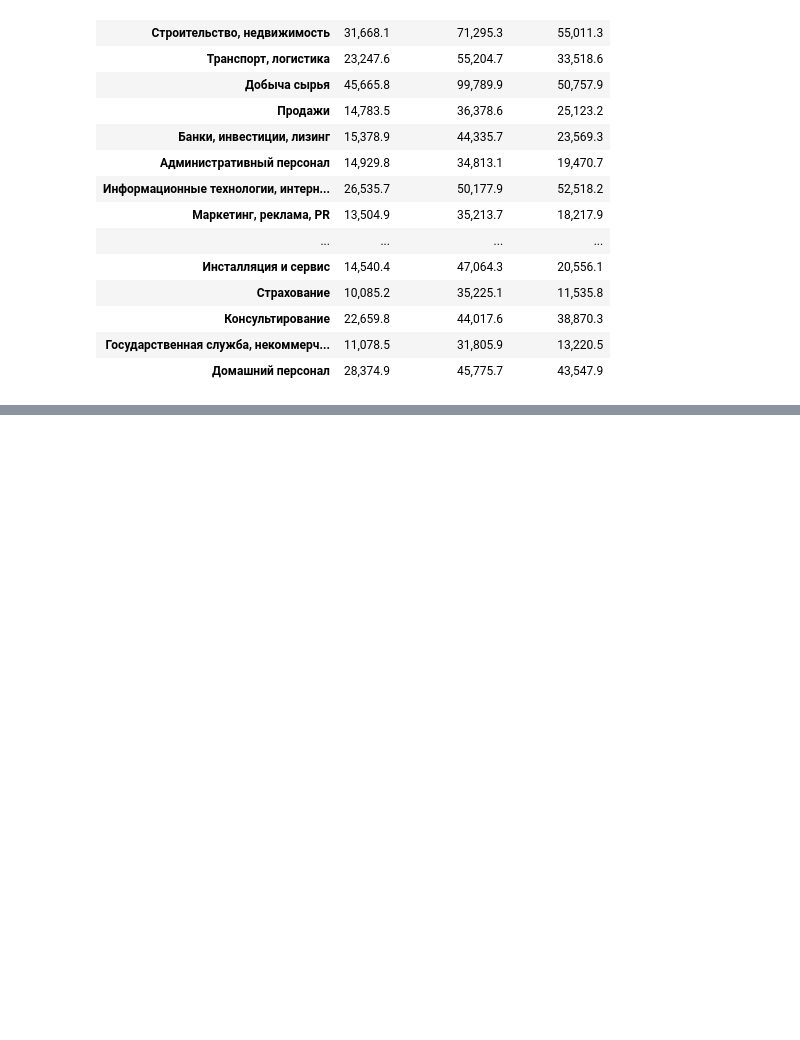
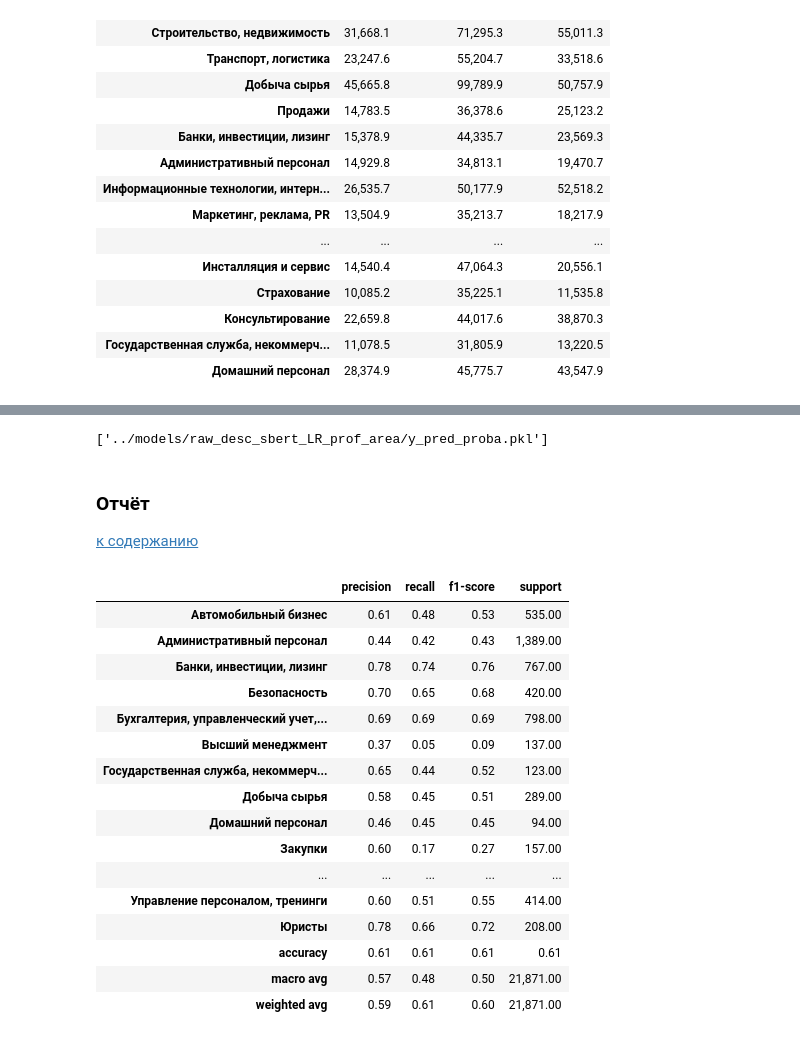
Before and after one commit to alievaliza/MSU_diploma, a Jupyter notebook: notebooks/prof_area_specialization_classification.ipynb, the cells around one changed output, grey strips where cells are left out. Drawn from its saved outputs; the diff is of its cells as text; code cells hidden in the pictures; blank space fills up the shorter version.

Commit message:
добавила модели bert

```diff
--- a/notebooks/prof_area_specialization_classification.ipynb
+++ b/notebooks/prof_area_specialization_classification.ipynb
@@ -2336,0 +2371,7 @@ regression_report_lem_LR.style.format(formatter='{:,.1f}').background_gradient()
+# %%
+X = joblib.load('../models/bert/X_DeepPavlov_rubert-base-cased-sentence.pkl')
+# %%
+X_train, X_test, y_train, y_test = train_test_split(X, df['prof_area'], test_size=0.2, random_state=42)
+# %%
+model = LogisticRegression()
+model.fit(X_train, y_train)
@@ -2336,0 +2389,2 @@ regression_report_lem_LR.style.format(formatter='{:,.1f}').background_gradient()
+# %%
+y_pred = model.predict(X_test)
@@ -2336,0 +2393,32 @@ regression_report_lem_LR.style.format(formatter='{:,.1f}').background_gradient()
+# %%
+# Сохраняем модель, y_pred, y_pred_proba
+joblib.dump(model, '../models/raw_desc_deeppavlov_LR_prof_area/model.pkl', compress=9)
+joblib.dump(y_pred, '../models/raw_desc_deeppavlov_LR_prof_area/y_pred.pkl', compress=9)
+joblib.dump(y_pred_proba, '../models/raw_desc_deeppavlov_LR_prof_area/y_pred_proba.pkl', compress=9)
+# %% [output]
+['../models/raw_desc_sbert_LR_prof_area/y_pred_proba.pkl']
+# %% [markdown]
+<a id='Отчётraw_desc_DeepPavlov_rubert-base-cased-sentence'></a>
+### Отчёт
+[к содержанию](#ксодержанию)
+# %%
+report_lem_LR = pd.DataFrame(metrics.classification_report(y_test, y_pred, output_dict=True)).T
+report_lem_LR.style.format(formatter='{:,.2f}').background_gradient()
+# %% [output]
+|  | precision | recall | f1-score | support |
+| Автомобильный бизнес | 0.61 | 0.48 | 0.53 | 535.00 |
+| Административный персонал | 0.44 | 0.42 | 0.43 | 1,389.00 |
+| Банки, инвестиции, лизинг | 0.78 | 0.74 | 0.76 | 767.00 |
+| Безопасность | 0.70 | 0.65 | 0.68 | 420.00 |
+| Бухгалтерия, управленческий учет,... | 0.69 | 0.69 | 0.69 | 798.00 |
+| Высший менеджмент | 0.37 | 0.05 | 0.09 | 137.00 |
+| Государственная служба, некоммерч... | 0.65 | 0.44 | 0.52 | 123.00 |
+| Добыча сырья | 0.58 | 0.45 | 0.51 | 289.00 |
+| Домашний персонал | 0.46 | 0.45 | 0.45 | 94.00 |
+| Закупки | 0.60 | 0.17 | 0.27 | 157.00 |
+| ... | ... | ... | ... | ... |
+| Управление персоналом, тренинги | 0.60 | 0.51 | 0.55 | 414.00 |
+| Юристы | 0.78 | 0.66 | 0.72 | 208.00 |
+| accuracy | 0.61 | 0.61 | 0.61 | 0.61 |
+| macro avg | 0.57 | 0.48 | 0.50 | 21,871.00 |
+| weighted avg | 0.59 | 0.61 | 0.60 | 21,871.00 |
```
Also changed, not shown: parts of 29 cells of this notebook, 9 other files.
